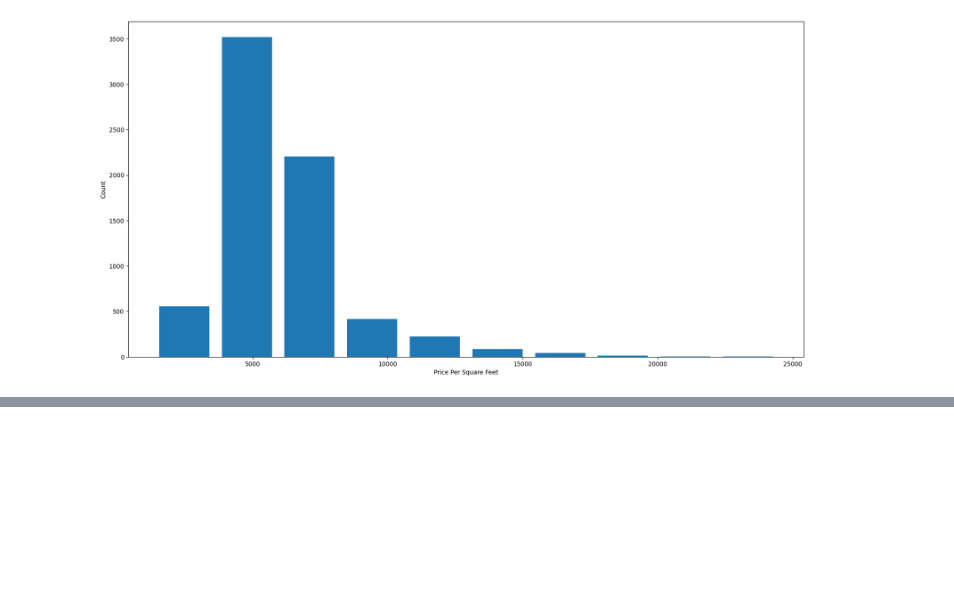
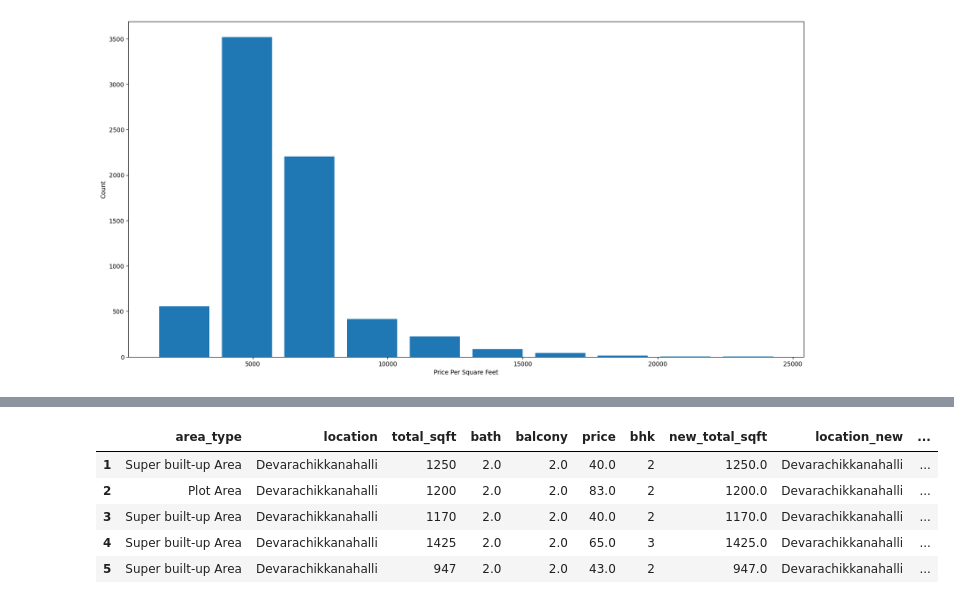
Before and after one commit to Vinushann/EstateInsight, a Jupyter notebook: src/data_preprocessing.ipynb, the cells around one changed output, grey strips where cells are left out. Saved outputs shown, nothing was run; the diff lists cells and outputs as text; code cells hidden in the pictures; blank space fills up the shorter version.

```diff
--- a/src/data_preprocessing.ipynb
+++ b/src/data_preprocessing.ipynb
@@ -457,0 +474,14 @@ Text(0, 0.5, 'Count')
+# %%
+#We are not going to use the bhk column cuz it can't be used for the below calcs. We will use the already newly created bhk_float col for this
+df4 = df4[df4["bath"]<=df4["bhk_float"]+1]
+# %%
+
+df4 = df4.drop(['size','Price per sqft'],axis='columns')
+df4.head()
+# %% [output]
+|  | area_type | location | total_sqft | bath | balcony | price | bhk | new_total_sqft | location_new | ... |
+| 1 | Super built-up Area | Devarachikkanahalli | 1250 | 2.0 | 2.0 | 40.0 | 2 | 1250.0 | Devarachikkanahalli | ... |
+| 2 | Plot Area | Devarachikkanahalli | 1200 | 2.0 | 2.0 | 83.0 | 2 | 1200.0 | Devarachikkanahalli | ... |
+| 3 | Super built-up Area | Devarachikkanahalli | 1170 | 2.0 | 2.0 | 40.0 | 2 | 1170.0 | Devarachikkanahalli | ... |
+| 4 | Super built-up Area | Devarachikkanahalli | 1425 | 2.0 | 2.0 | 65.0 | 3 | 1425.0 | Devarachikkanahalli | ... |
+| 5 | Super built-up Area | Devarachikkanahalli | 947 | 2.0 | 2.0 | 43.0 | 2 | 947.0 | Devarachikkanahalli | ... |
```
Also changed, not shown: parts of 7 cells of this notebook, 1 other file.
